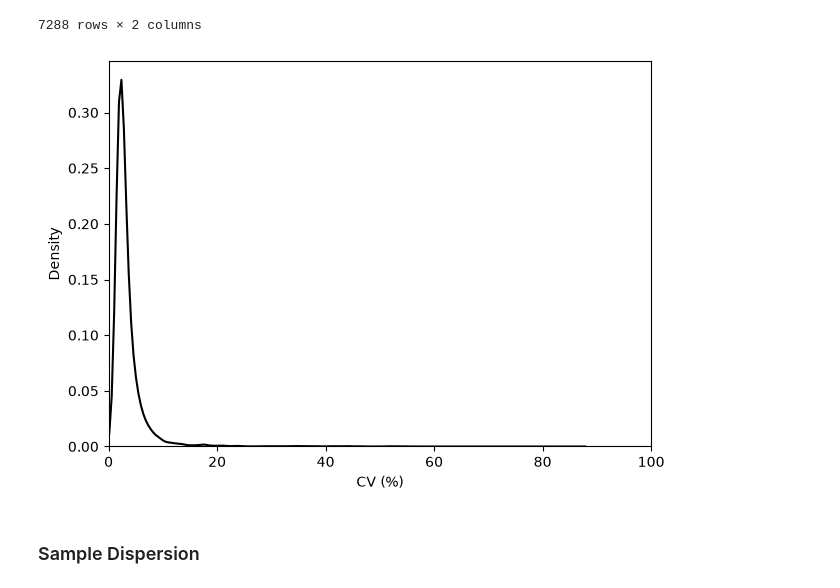
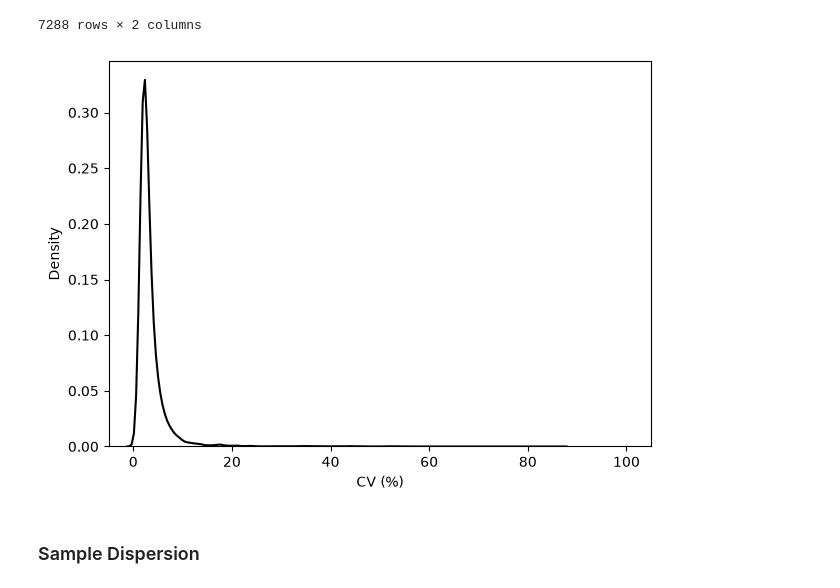
Before and after one commit to AnthonyOfSeattle/affinity-proteomics-notebook, a Jupyter notebook: work/2026_09_09_investigating_candia_dispersion.ipynb, the cells around one changed output. Drawn from its saved outputs; the diff is of its cells as text; code cells hidden in the pictures.

```diff
--- a/work/2026_09_09_investigating_candia_dispersion.ipynb
+++ b/work/2026_09_09_investigating_candia_dispersion.ipynb
@@ -130,17 +130,17 @@ calibrator_cv_across_plates
 # %%
 fig = plt.figure(figsize = [7, 5])
 
 ax = sns.kdeplot(
     data=calibrator_cv_across_plates[calibrator_cv_across_plates.cv < 100],
     x="cv",
     c = "black"
 )
 
 plt.xlabel("CV (%)")
-plt.xlim(0, 100)
+plt.xlim(-5, 105)
 plt.show()
 # %% [output]
-[figure, old version]
+[figure, new version]
 # %% [markdown]
 ### Sample Dispersion
 # %%
```
Also changed, not shown: parts of 15 cells of this notebook.
